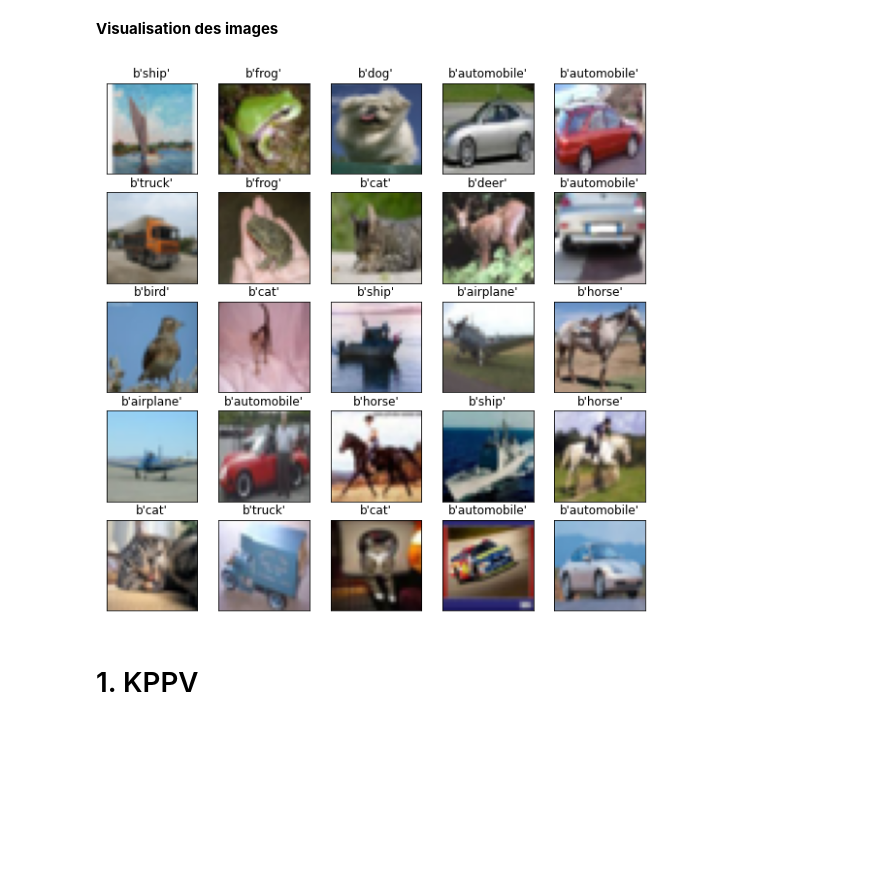
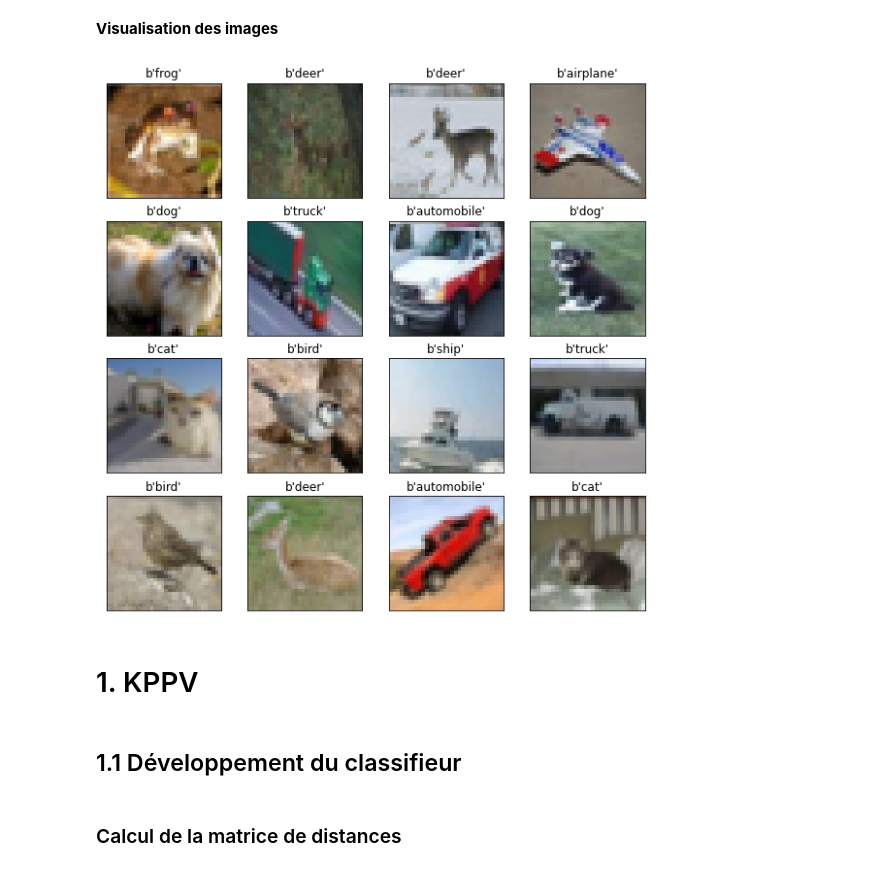
Before and after one commit to tribanium/DL-TD1-classification, a Jupyter notebook: TD1 - FLAGEL - ETOURNEAU.ipynb, the cells around one changed output. Saved outputs shown, nothing was run; the diff lists cells and outputs as text; code cells hidden in the pictures; blank space fills up the shorter version.

```diff
--- a/TD1 - FLAGEL - ETOURNEAU.ipynb
+++ b/TD1 - FLAGEL - ETOURNEAU.ipynb
@@ -95,25 +96,33 @@ Dim Y : (60000,)
 **Visualisation des images**
 # %%
 data_batch_1 = unpickle(f"{path}/data_batch_1")
+imageId = [10*i for i in range(16)]
 images = data_batch_1[b'data']
-images = images.reshape(len(images),3,32,32).transpose(0,2,3,1)
-
-rows, columns = 5, 5
-imageId = np.random.randint(0, len(images), rows * columns)
 images = images[imageId]
 labels = [data_batch_1[b'labels'][i] for i in imageId]
 
-# define figure
-fig=plt.figure(figsize=(10, 10))
-for i in range(1, columns*rows +1):
-    fig.add_subplot(rows, columns, i)
-    plt.imshow(images[i-1])
-    plt.xticks([])
-    plt.yticks([])
-    plt.title("{}"
-          .format(label_names[labels[i-1]]))
-plt.show()
+def visualisation_images(images, labels, gray=False):
+    if gray:
+        images = images.reshape(len(images),32,32)
+    else:
+        images = images.reshape(len(images),3,32,32).transpose(0,2,3,1)
+    rows, columns = 4, 4
+
+    # define figure
+    fig=plt.figure(figsize=(10, 10))
+    for i in range(1, columns*rows +1):
+        fig.add_subplot(rows, columns, i)
+        if gray:
+            plt.imshow(images[i-1], cmap="gray")
+        else:
+            plt.imshow(images[i-1])
+        plt.xticks([])
+        plt.yticks([])
+        plt.title("{}".format(label_names[labels[i-1]]))
+    plt.show()
+
+visualisation_images(images, labels)
 # %% [output]
-[figure, old version]
+[figure, new version]
 # %% [markdown]
 # 1. KPPV
@@ -119,0 +134,4 @@ plt.show()
+# %% [markdown]
+## 1.1 Développement du classifieur
+# %% [markdown]
+### Calcul de la matrice de distances
```
Also changed, not shown: parts of 31 cells of this notebook.
